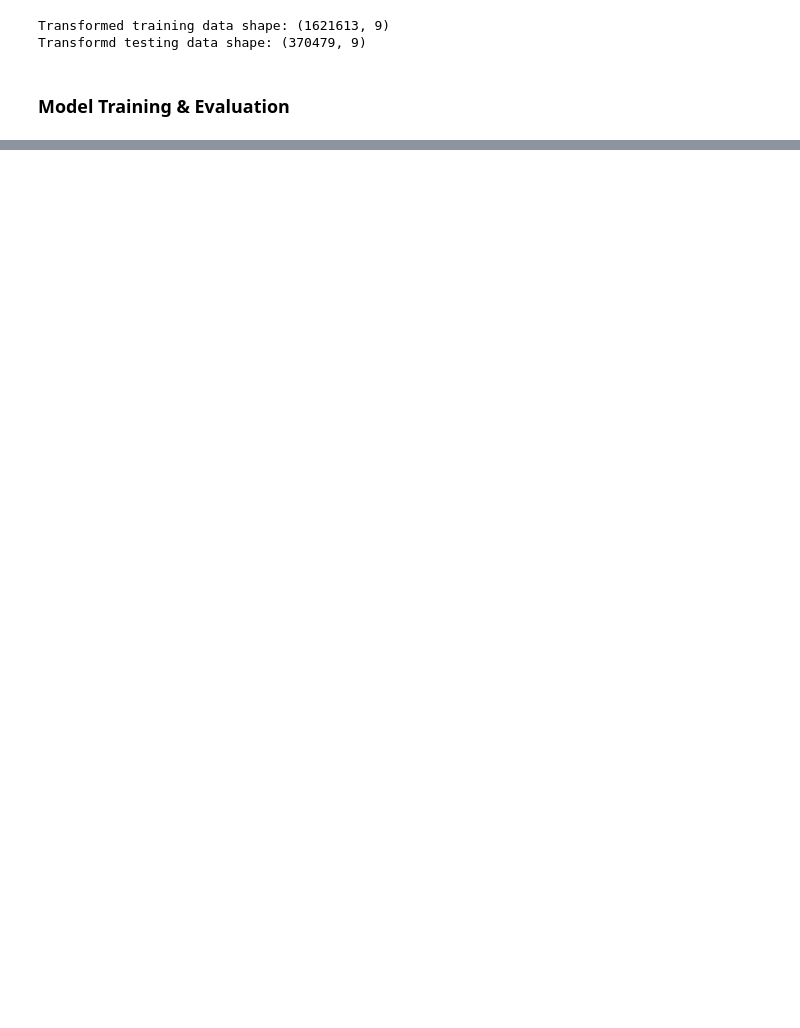
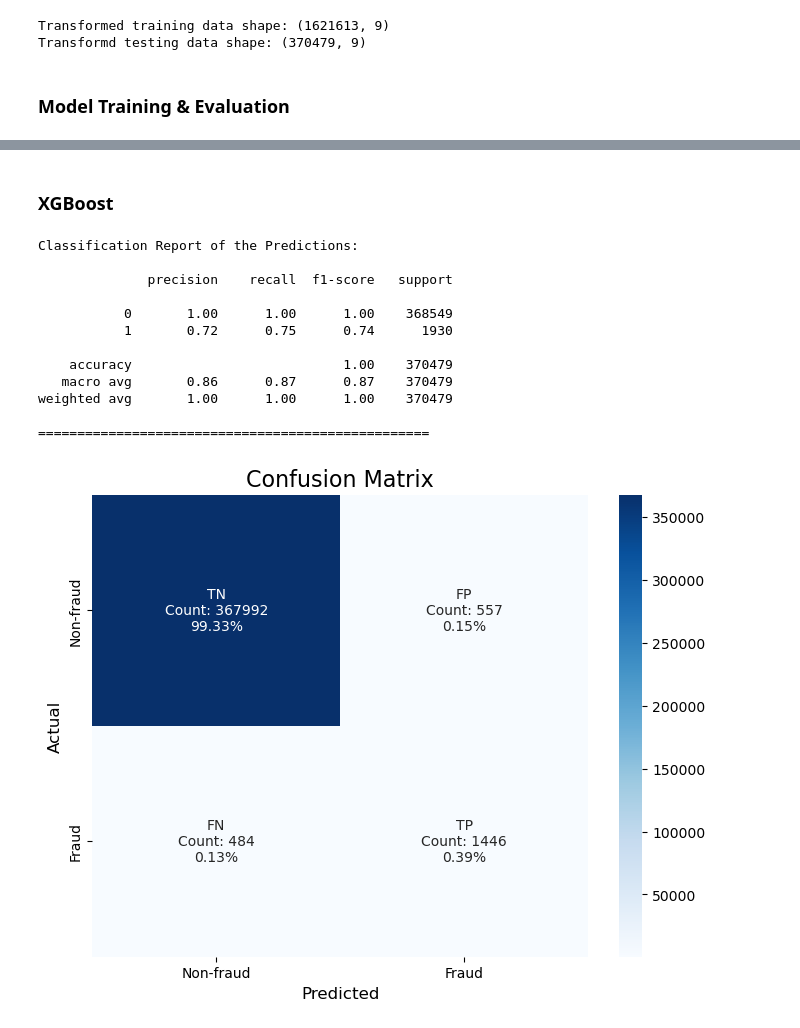
Before and after one commit to Youhorng/credit_card_fraud_prediction, a Jupyter notebook: notebooks/model_development.ipynb, the cells around one changed output, grey strips where cells are left out. Drawn from its saved outputs; the diff is of its cells as text; code cells hidden in the pictures; blank space fills up the shorter version.

```diff
--- a/notebooks/model_development.ipynb
+++ b/notebooks/model_development.ipynb
@@ -249,0 +400,29 @@ CV f1 - Mean: 0.7303
+# %% [markdown]
+### **XGBoost**
+# %%
+# Initialize the classifier
+xgb = XGBClassifier(random_state=42, n_jobs=-1)
+
+# Fit the preprocessed and resampled data
+xgb.fit(X_train_final, y_train_final)
+
+# Make predictions on the test set
+y_pred = xgb.predict(X_test_final)
+y_pred_probab = xgb.predict_proba(X_test_final)[:, 1]
+# %%
+# Evaluate the model
+metrics_score(y_test, y_pred)
+# %% [output]
+Classification Report of the Predictions:
+
+              precision    recall  f1-score   support
+
+           0       1.00      1.00      1.00    368549
+           1       0.72      0.75      0.74      1930
+
+    accuracy                           1.00    370479
+   macro avg       0.86      0.87      0.87    370479
+weighted avg       1.00      1.00      1.00    370479
+
+==================================================
+[figure, added]
```
Also changed, not shown: parts of 19 cells of this notebook.
